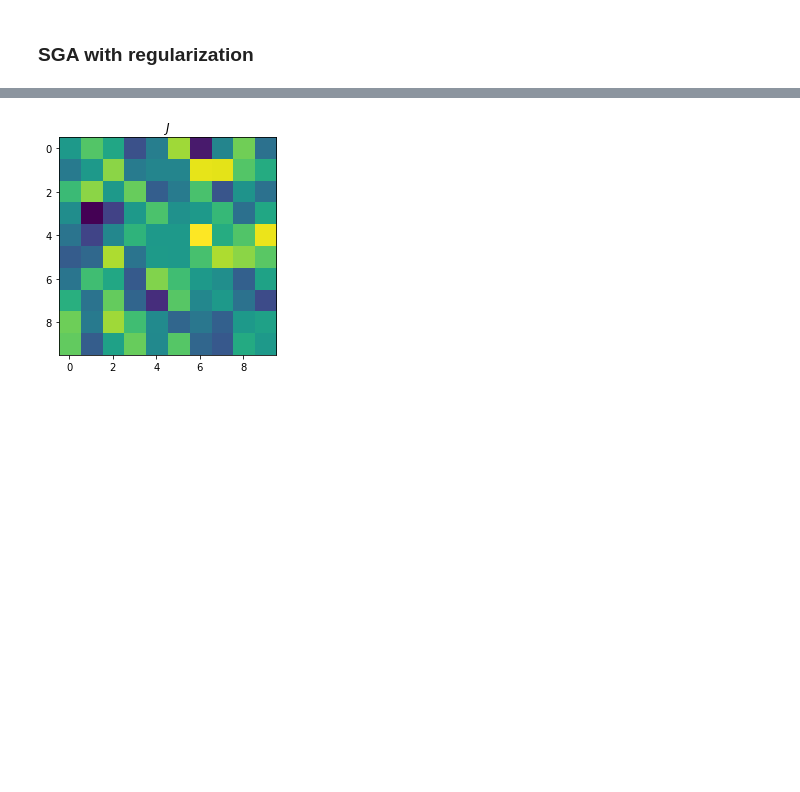
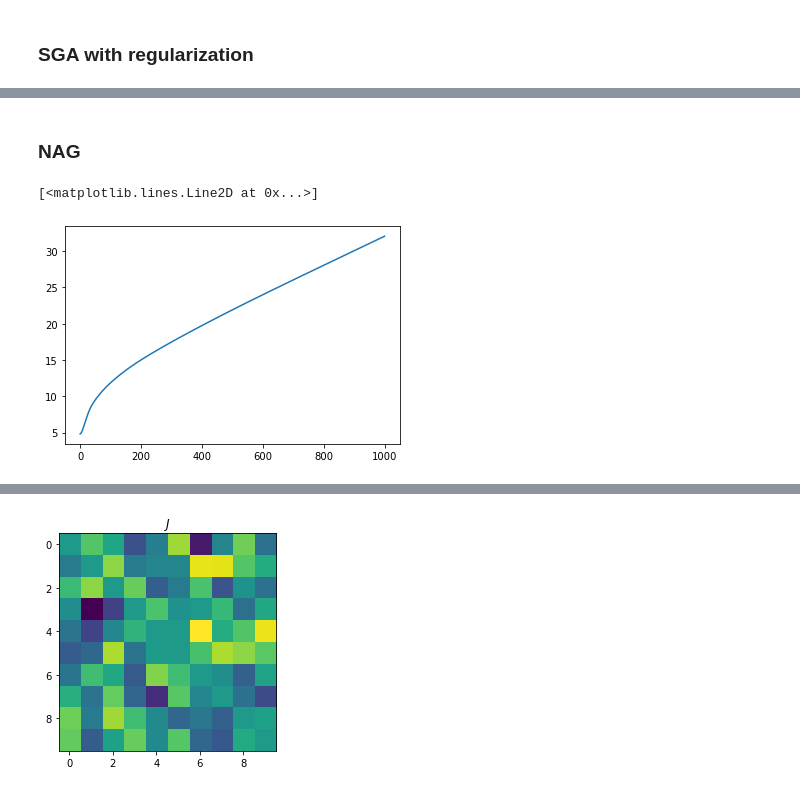
Before and after one commit to micheleavella/brain_project, a Jupyter notebook: kinetic_ising_simulation_inference.ipynb, the cells around one changed output, grey strips where cells are left out. Saved outputs shown, nothing was run; the diff lists cells and outputs as text; code cells hidden in the pictures; blank space fills up the shorter version.

```diff
--- a/kinetic_ising_simulation_inference.ipynb
+++ b/kinetic_ising_simulation_inference.ipynb
@@ -196,0 +202,22 @@ plt.plot(ris)
+# %% [markdown]
+### NAG
+# %%
+np.random.seed(123)
+p_nag = np.random.normal(0,2,N*N+N)
+v = np.zeros(N*N+N)
+### PARAMS
+steps = 1000
+l_r = 0.01
+fric = 0.9
+LAMBDA = 0
+
+ris = [L(p_nag,S,C,C_dot,gamma)]
+for i in tqdm(range(steps)):
+    v = fric*v + l_r * (grad_L(p_nag+fric*v,S,C,C_dot,gamma) - LAMBDA*(np.abs(p_nag)))
+    p_nag += v
+    ris.append(L(p_nag,S,C,C_dot,gamma))
+
+plt.plot(ris)
+# %% [output]
+[<matplotlib.lines.Line2D at 0x...>]
+[figure, added]
```
Also changed, not shown: parts of 9 cells of this notebook.
